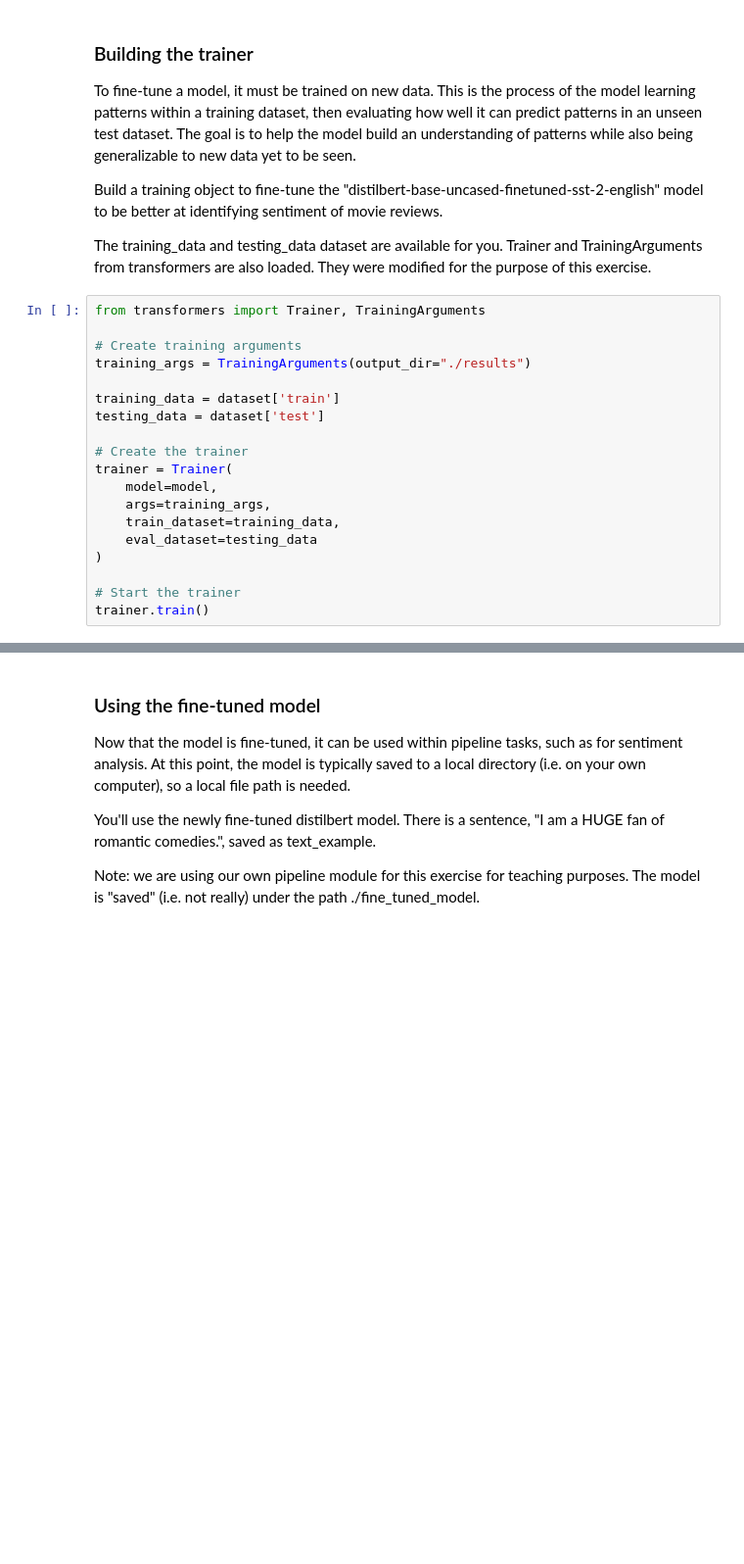
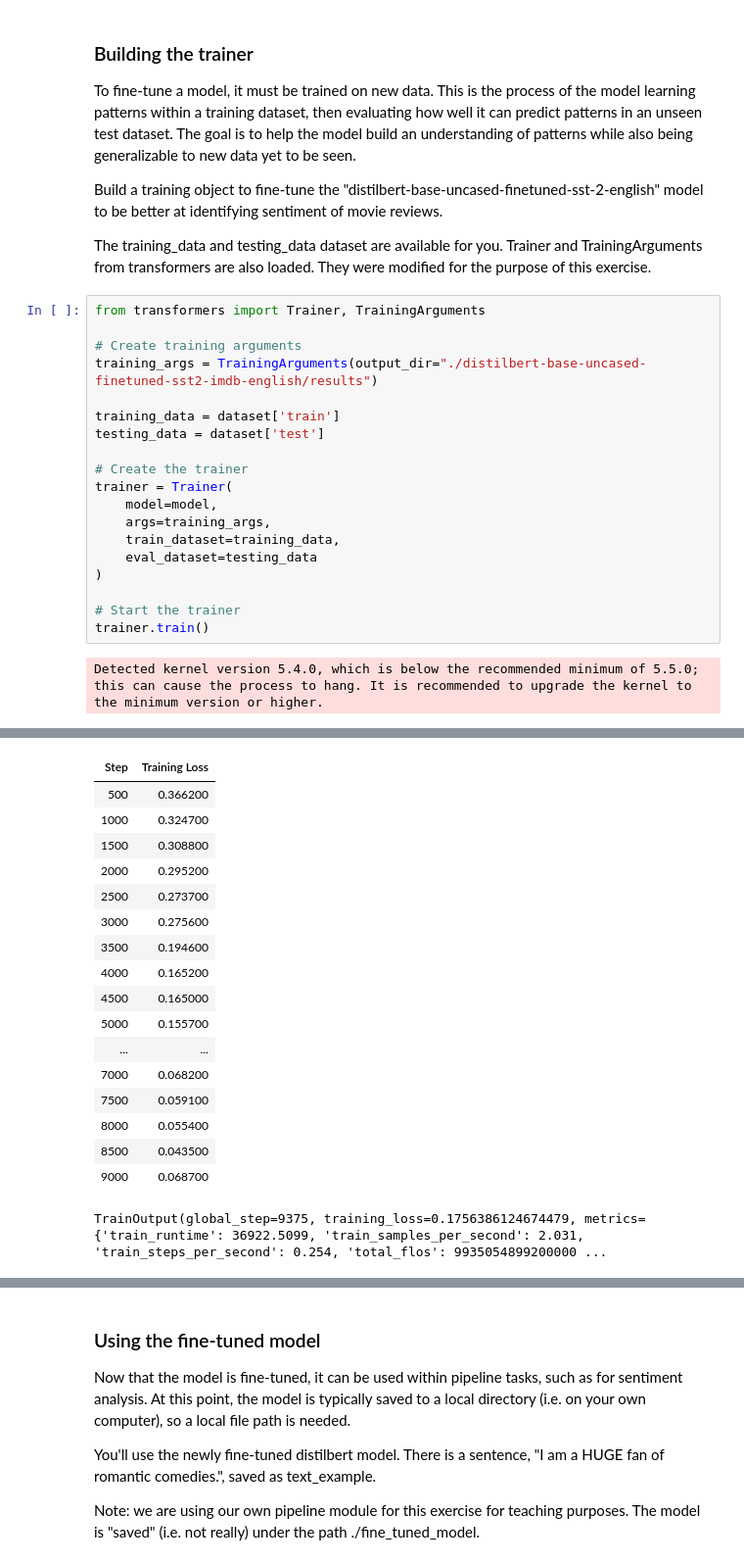
Before and after one commit to lukasz-f/data-camp, a Jupyter notebook: ai-applications/Working with Hugging Face - Part 4.ipynb, the cells around one changed output, grey strips where cells are left out. Shown: that part at 98% size. Saved outputs shown, nothing was run; the diff lists cells and outputs as text; blank space fills up the shorter version.

```diff
--- a/ai-applications/Working with Hugging Face - Part 4.ipynb
+++ b/ai-applications/Working with Hugging Face - Part 4.ipynb
@@ -40,7 +44,7 @@ The training_data and testing_data dataset are available for you. Trainer and Tr
 from transformers import Trainer, TrainingArguments
 
 # Create training arguments
-training_args = TrainingArguments(output_dir="./results")
+training_args = TrainingArguments(output_dir="./distilbert-base-uncased-finetuned-sst2-imdb-english/results")
 
 training_data = dataset['train']
 testing_data = dataset['test']
@@ -55,3 +59,5 @@ trainer = Trainer(
 
 # Start the trainer
 trainer.train()
+# %% [output]
+Detected kernel version 5.4.0, which is below the recommended minimum of 5.5.0; this can cause the process to hang. It is recommended to upgrade the kernel to the minimum version or higher.
@@ -58,2 +65,20 @@ trainer.train()
+| Step | Training Loss |
+| 500 | 0.366200 |
+| 1000 | 0.324700 |
+| 1500 | 0.308800 |
+| 2000 | 0.295200 |
+| 2500 | 0.273700 |
+| 3000 | 0.275600 |
+| 3500 | 0.194600 |
+| 4000 | 0.165200 |
+| 4500 | 0.165000 |
+| 5000 | 0.155700 |
+| ... | ... |
+| 7000 | 0.068200 |
+| 7500 | 0.059100 |
+| 8000 | 0.055400 |
+| 8500 | 0.043500 |
+| 9000 | 0.068700 |
+TrainOutput(global_step=9375, training_loss=0.1756386124674479, metrics={'train_runtime': 36922.5099, 'train_samples_per_second': 2.031, 'train_steps_per_second': 0.254, 'total_flos': 9935054899200000 ...
 # %%
 # Save model
```
Also changed, not shown: parts of 5 cells of this notebook, 3 other files.
